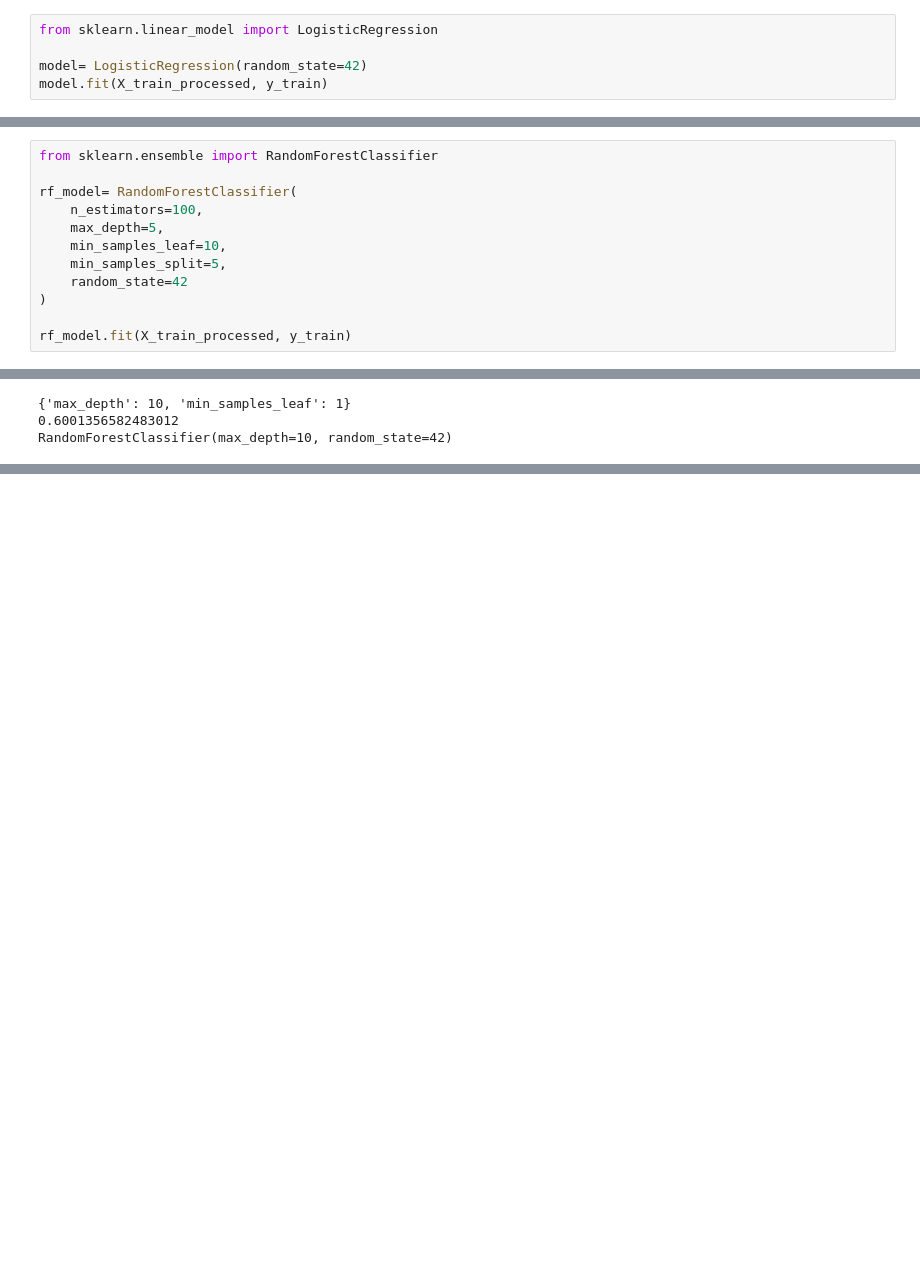
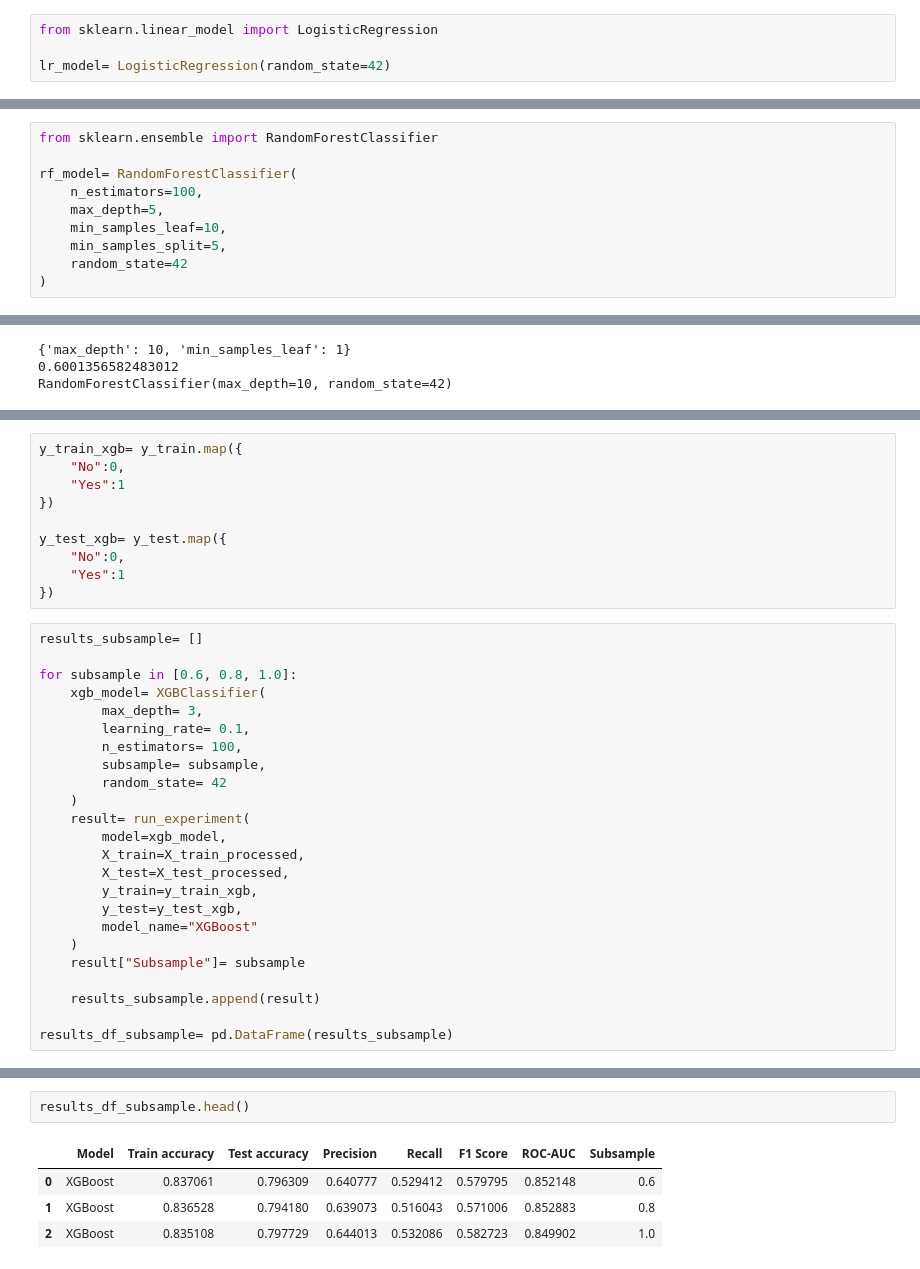
Before and after one commit to ashutoshkumar101/customer-churn-prediction, a Jupyter notebook: notebooks/03_modeling.ipynb, the cells around one changed output, grey strips where cells are left out. Saved outputs shown, nothing was run; the diff lists cells and outputs as text; blank space fills up the shorter version.

Commit message:
Complete XGBoost tuning and refactor model evaluation pipeline

```diff
--- a/notebooks/03_modeling.ipynb
+++ b/notebooks/03_modeling.ipynb
@@ -118,5 +132,4 @@ X_train_processed.shape
 # %%
 from sklearn.linear_model import LogisticRegression
 
-model= LogisticRegression(random_state=42)
-model.fit(X_train_processed, y_train)
+lr_model= LogisticRegression(random_state=42)
@@ -197,5 +214,3 @@ rf_model= RandomForestClassifier(
     min_samples_split=5,
     random_state=42
 )
-
-rf_model.fit(X_train_processed, y_train)
@@ -340,0 +323,34 @@ Logistic Regression achieved the highest Recall and F1-score, making it suitable
+# %%
+y_train_xgb= y_train.map({
+    "No":0,
+    "Yes":1
+})
+
+y_test_xgb= y_test.map({
+    "No":0,
+    "Yes":1
+})
+# %%
+results_subsample= []
+
+for subsample in [0.6, 0.8, 1.0]:
+    xgb_model= XGBClassifier(
+        max_depth= 3,
+        learning_rate= 0.1,
+        n_estimators= 100,
+        subsample= subsample,
+        random_state= 42
+    )
+    result= run_experiment(
+        model=xgb_model,
+        X_train=X_train_processed,
+        X_test=X_test_processed,
+        y_train=y_train_xgb,
+        y_test=y_test_xgb,
+        model_name="XGBoost"
+    )
+    result["Subsample"]= subsample
+
+    results_subsample.append(result)
+
+results_df_subsample= pd.DataFrame(results_subsample)
@@ -340,0 +375,7 @@ Logistic Regression achieved the highest Recall and F1-score, making it suitable
+# %%
+results_df_subsample.head()
+# %% [output]
+|  | Model | Train accuracy | Test accuracy | Precision | Recall | F1 Score | ROC-AUC | Subsample |
+| 0 | XGBoost | 0.837061 | 0.796309 | 0.640777 | 0.529412 | 0.579795 | 0.852148 | 0.6 |
+| 1 | XGBoost | 0.836528 | 0.794180 | 0.639073 | 0.516043 | 0.571006 | 0.852883 | 0.8 |
+| 2 | XGBoost | 0.835108 | 0.797729 | 0.644013 | 0.532086 | 0.582723 | 0.849902 | 1.0 |
```
Also changed, not shown: parts of 36 cells of this notebook, 3 other files.
